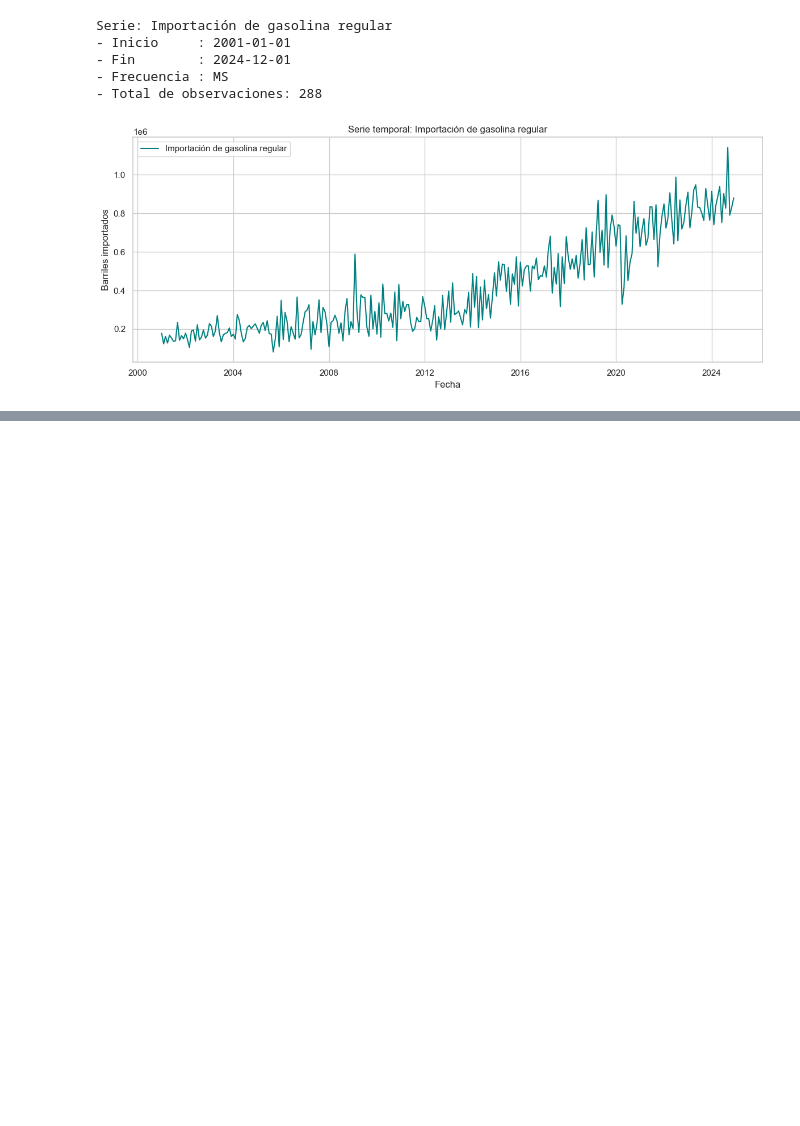
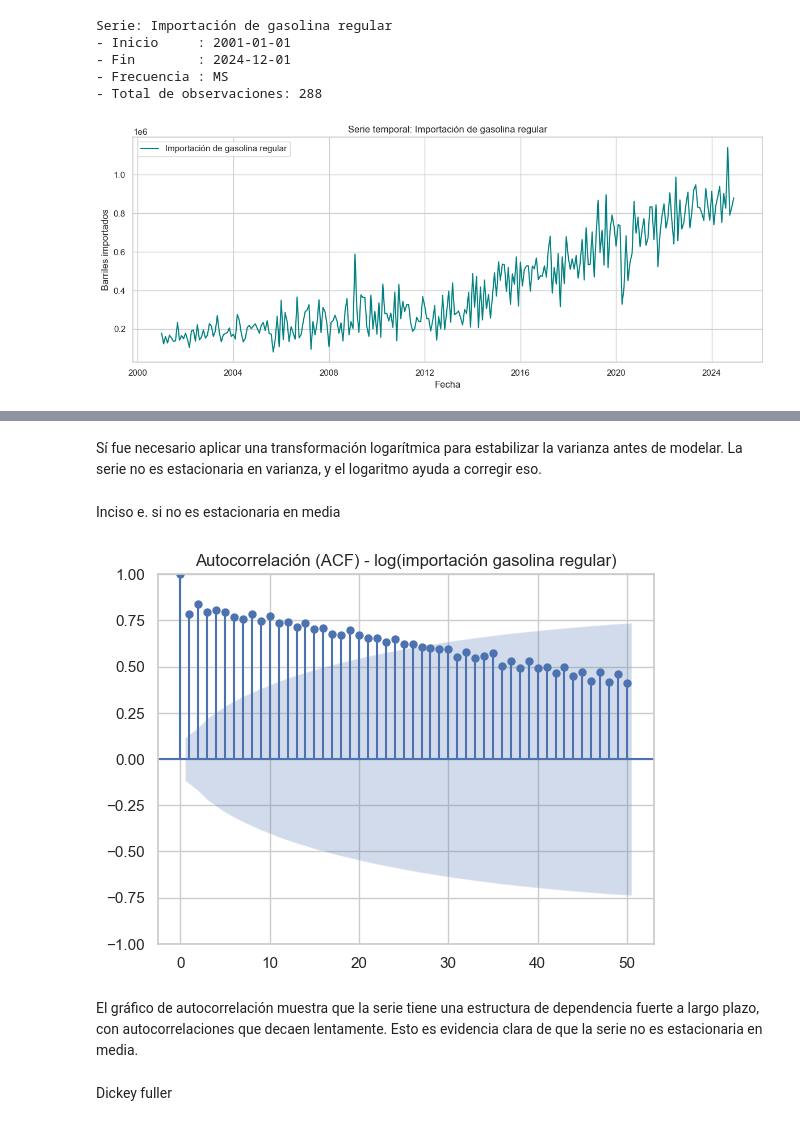
Before and after one commit to JoaquinCampos22155/Lab1_DATASCIENCE, a Jupyter notebook: lab1.ipynb, the cells around one changed output, grey strips where cells are left out. Saved outputs shown, nothing was run; the diff lists cells and outputs as text; code cells hidden in the pictures; blank space fills up the shorter version.

```diff
--- a/lab1.ipynb
+++ b/lab1.ipynb
@@ -155,0 +227,18 @@ Variabilidad estacional moderada, pero no muy regular a simple vista.
+# %% [markdown]
+Sí fue necesario aplicar una transformación logarítmica para estabilizar la varianza antes de modelar.
+La serie no es estacionaria en varianza, y el logaritmo ayuda a corregir eso.
+# %% [markdown]
+Inciso e. si no es estacionaria en media
+# %%
+from statsmodels.graphics.tsaplots import plot_acf
+
+plot_acf(log_serie, lags=50)
+plt.title("Autocorrelación (ACF) - log(importación gasolina regular)")
+plt.show()
+# %% [output]
+[figure, added]
+# %% [markdown]
+El gráfico de autocorrelación muestra que la serie tiene una estructura de dependencia fuerte a largo plazo, con autocorrelaciones que decaen lentamente.
+Esto es evidencia clara de que la serie no es estacionaria en media.
+# %% [markdown]
+Dickey fuller
```
Also changed, not shown: parts of 17 cells of this notebook.
